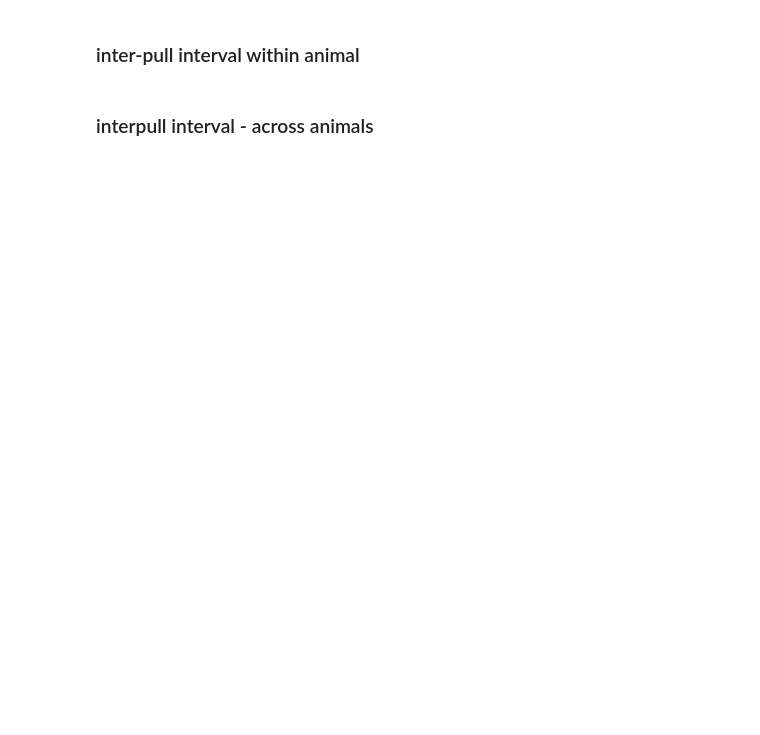
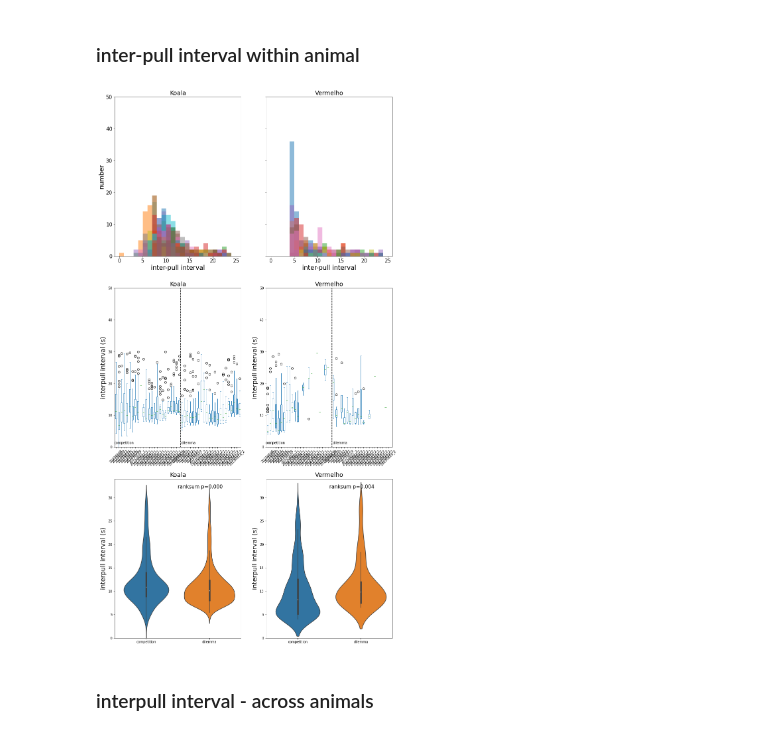
Before and after one commit to wilburshi/following_up_analysis, a Jupyter notebook: bhv_analysis_joystick_task/joystick_task_bhv_analysis.ipynb, the cells around one changed output. Drawn from its saved outputs; the diff is of its cells as text; code cells hidden in the pictures; blank space fills up the shorter version.

```diff
--- a/bhv_analysis_joystick_task/joystick_task_bhv_analysis.ipynb
+++ b/bhv_analysis_joystick_task/joystick_task_bhv_analysis.ipynb
@@ -25,16 +25,16 @@ def zero_runs(a):
 animal1_name = "Koala"
 animal2_name = "Vermelho"
 
-savefigs = 0
+savefigs = 1
 
-do_allsessions = 0
+do_allsessions = 1
 do_session_AlterType = 1
 
 if do_allsessions:
     session_dates = ["20230607","20230608","20230609","20230613","20230614","20230615","20230616","20230619",
                      "20230620","20230621","20230622","20230623","20230626","20230627","20230628","20230629",
                      "20230801","20230802","20230803","20230804","20230807","20230808","20230809","20230810",
-                     "20230811","20230814","20230816","20230817","20230818_1","20230818_2"
+                     "20230811","20230814","20230816","20230817","20230821","20230822","20230823"
                      ]
 else:
     if not do_session_AlterType:
@@ -44,9 +44,35 @@ else:
     elif do_session_AlterType:
         # # sessions with alternating task types
         session_dates = ["20230801","20230802","20230803","20230804","20230807","20230808","20230809","20230810",
-                         "20230811","20230814","20230816","20230817","20230818_1","20230818_2"
+                         "20230811","20230814","20230816","20230817","20230821","20230822","20230823"
                         ]
-
+# not used sessions -
+# "20230818_1" and "20230818_2": two sessions in a day, with one of the animal blocked
 
 nsessions = np.shape(session_dates)[0]
+# %%
+# load session behavioral results
+
+cumulative_pulls_animal1 = {}
+cumulative_pulls_animal2 = {}
+
+cumulative_pulls_trialnum_animal1 = {}
+cumulative_pulls_trialnum_animal2 = {}
+
+RT_pulls_animal1_all = {}
+RT_pulls_animal2_all = {}
+RT_pulls_anyanimal_all = {}
+
+session_dates_forplot = []
+
+#tasktypes_all_dates = np.zeros((nsessions,1))
+tasktypes_all_dates = []
+
+highvalues_all_dates = []
+lowvalues_all_dates = []
+
+time_limits = 15*60 # limit the analysis to a time window: xx*60s
+bad_interval = 30 # the time (s) that defines bad interval (not enter the analysis)
+min_pulls = 0 # 5 # the minimal numbers of pulling of either animal (if a session has < min_pulls pulls, remove from analysis)
+min_pulls_eachCon = 0 # 3 # the minimal numbers of pulling ofeither animal in each condition
 # %%
@@ -368,12 +405,12 @@ interpull_interval_sum_animal2[sorting_df.index].plot(kind = 'box',ax=axs[1,1])
 axs[1,0].set_title(animal1_name,fontsize = 18)
 axs[1,0].set_ylabel("interpull interval (s)",fontsize = 19)
 axs[1,0].set_ylim([0,50])
-axs[1,0].set_xticks(np.arange(1, len(session_dates_forplot)+1,1))
+axs[1,0].set_xticks(np.arange(0, len(session_dates_forplot),1))
 axs[1,0].set_xticklabels(np.array(session_dates_forplot)[sorting_df.index],rotation=45,fontsize=10)
 axs[1,1].set_title(animal2_name,fontsize = 18)
 axs[1,1].set_ylabel("interpull interval (s)",fontsize = 19)
 axs[1,1].set_ylim([0,50])
-axs[1,1].set_xticks(np.arange(1, len(session_dates_forplot)+1,1))
+axs[1,1].set_xticks(np.arange(0, len(session_dates_forplot),1))
 axs[1,1].set_xticklabels(np.array(session_dates_forplot)[sorting_df.index],rotation=45,fontsize=10);
 #
 tasktypes = ['competition','dilemma']
@@ -465,33 +502,35 @@ if 1:
     xxx_task1_animal2 = np.array(interpull_interval_sum_animal2[np.where(tasktypes_all_dates==1)[0]])
     xxx_task1_animal2 = np.reshape(xxx_task1_animal2,-1)
     xxx_task1_animal2 = xxx_task1_animal2[~np.isnan(xxx_task1_animal2)]
     xxx_task2_animal2 = np.array(interpull_interval_sum_animal2[np.where(tasktypes_all_dates==2)[0]])
     xxx_task2_animal2 = np.reshape(xxx_task2_animal2,-1)
     xxx_task2_animal2 = xxx_task2_animal2[~np.isnan(xxx_task2_animal2)]
     #
     sts = scipy.stats.ranksums(xxx_task1_animal2,xxx_task2_animal2)
     pvalue = sts.pvalue
     #
     tasktypes = ['competition','dilemma']
     s1 = pd.Series(xxx_task1_animal2,name=tasktypes[0])
     s2 = pd.Series(xxx_task2_animal2,name=tasktypes[1])
     df = pd.concat([s1,s2], axis=1)
     seaborn.violinplot(ax=axs[2,1],data=df)
     #
     axs[2,1].set_title(animal2_name,fontsize = 18)
     axs[2,1].set_ylabel("interpull interval (s)",fontsize = 19)
     axs[2,1].set_ylim([0,34])
     axs[2,1].text(0.5,32,'ranksum p='+"{:.3f}".format(pvalue),fontsize=15);
 
 
 if savefigs:
     if do_allsessions:
         plt.savefig("allsessions_interpull_interval.png")
     else:
         if not do_session_AlterType:
             plt.savefig("sessions_SingleType_interpull_interval.png")
         elif do_session_AlterType:
             plt.savefig("sessions_AlterType_interpull_interval.png")
+# %% [output]
+[figure, added]
 # %% [markdown]
 ### interpull interval - across animals
 # %%
```
Also changed, not shown: parts of 7 cells of this notebook, 44 other files.
